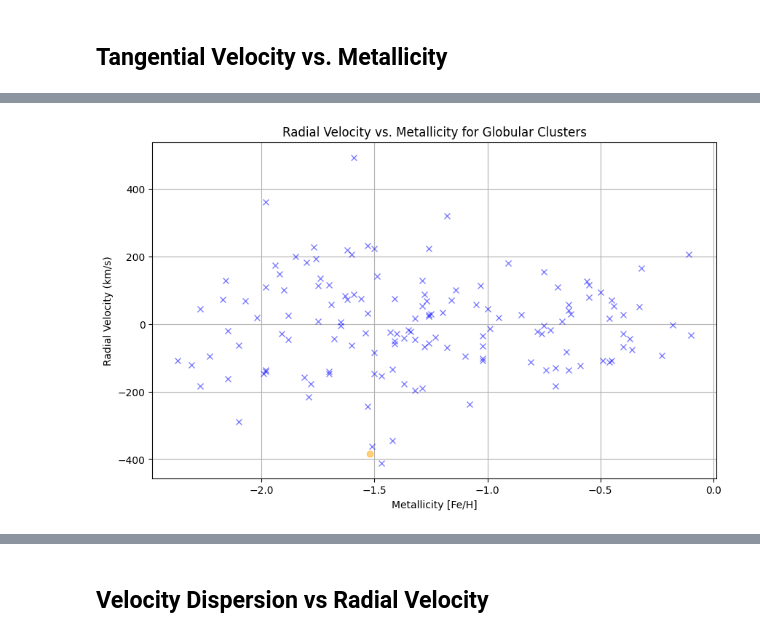
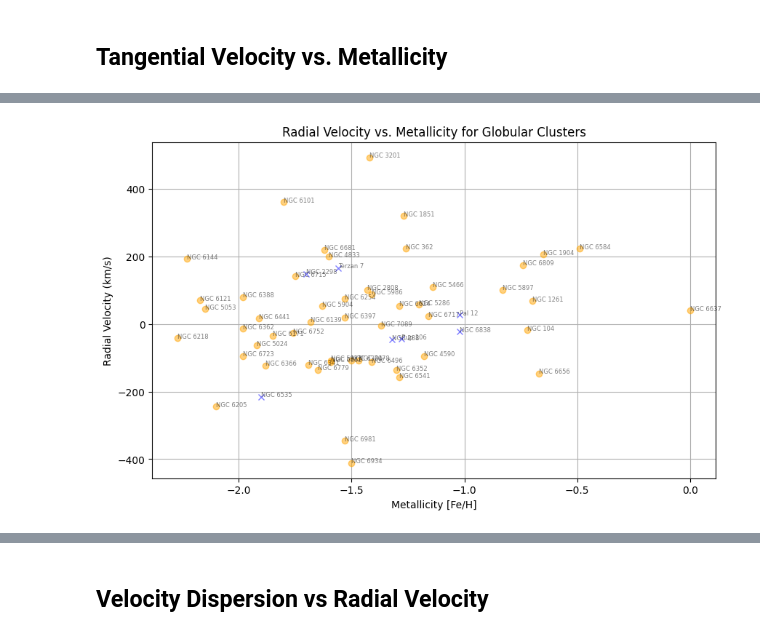
Before and after one commit to Shmu9/gc_accretion, a Jupyter notebook: dynamics.ipynb, the cells around one changed output, grey strips where cells are left out. Saved outputs shown, nothing was run; the diff lists cells and outputs as text; code cells hidden in the pictures.

```diff
--- a/dynamics.ipynb
+++ b/dynamics.ipynb
@@ -110,20 +140,18 @@ def calculate_orbital_properties(harris_p1, harris_p3):
     """
     # Merge the positional and velocity data based on cluster ID
     clusters_df = pd.merge(harris_p1, harris_p3, on='ID')
+    clusters_df = pd.merge(krause, clusters_df, on='ID')
 
     # Constants (assuming certain values for the Galaxy)
     G = 4.30091e-6  # Gravitational constant in kpc (km/s)^2 / Msun
     M_gal = 6e11    # Approximate mass of the Milky Way in solar masses
 
-    # Calculate galactocentric radius and velocities in spherical coordinates
-    # clusters_df['R_gc'] = np.sqrt(clusters_df['X']**2 + clusters_df['Y']**2 + clusters_df['Z']**2)
-    # clusters_df['v_r'] = clusters_df['v_r']  # Replace with tangential velocity calculation if available
-
-    # Calculate total energy (approximate)
-    clusters_df['E'] = -G * M_gal / clusters_df['R_gc'] + 0.5 * clusters_df['v_r']**2
+    # Calculate total energy assumed kinetic component (assumed kinetic component mostly in radial, which is bad)
+    clusters_df['E'] = -G * M_gal * clusters_df['Mstar'] / clusters_df['R_gc'] + 0.5 * clusters_df['v_r']**2
+    # clusters_df['E'] = -G * M_gal * clusters_df['Mstar'] / clusters_df['R_gc']
 
     # Calculate z-component of angular momentum
-    clusters_df['Lz'] = clusters_df['R_gc'] * clusters_df['v_r']  # Simplified formula for Lz, assuming unit (solar) mass
+    clusters_df['Lz'] = clusters_df['Mstar'] * clusters_df['R_gc'] * clusters_df['v_r'] # Simplified formula for Lz, assuming unit (solar) mass
 
     return clusters_df
 
@@ -137,6 +165,7 @@ def plot_radial_velocity_vs_metallicity(clusters_df):
     metallicities = clusters_df['[Fe/H]']
     v_r = clusters_df['v_r'].astype(float)
     classification = clusters_df['Classification']
+    ids = clusters_df['ID']
 
     plt.figure(figsize=(10, 6))
     # plt.scatter(metallicities, v_r, color='purple', alpha=0.7)
@@ -160,12 +189,64 @@ def plot_radial_velocity_vs_metallicity(clusters_df):
             label='in-situ',
             color='orange'
             )
+        plt.annotate(ids[i], (metallicities[i], v_r[i]), fontsize=6, alpha=0.5)
+
+
 
 
     plt.title("Radial Velocity vs. Metallicity for Globular Clusters")
     plt.xlabel("Metallicity [Fe/H]")
     plt.ylabel("Radial Velocity (km/s)")
     plt.grid(True)
+    plt.show()
+
+def plot_lz_E(clusters_df):
+    """
+    Plot radial velocity vs. metallicity for globular clusters.
+
+    Args:
+    - clusters_df: DataFrame with cluster information including metallicities and tangential velocities.
+    """
+    Lz = clusters_df['Lz']
+    E = clusters_df['E']
+    classification = clusters_df['Classification']
+    ids = clusters_df['ID']
+
+    plt.figure(figsize=(10, 6))
+    # plt.scatter(metallicities, v_r, color='purple', alpha=0.7)
+
+    for i in range(len(E)):
+        if classification[i] == 'in-situ':
+            plt.plot(
+            E[i],
+            Lz[i],
+            'x',
+            alpha=0.5,
+            label='in-situ',
+            color='blue',
+            markersize=20
+            )
+        else:
+            plt.plot(
+            E[i],
+            Lz[i],
+            'o',
+            alpha=0.5,
+            label='in-situ',
+            color='orange'
+            )
+        plt.annotate(ids[i], (E[i], Lz[i]), fontsize=6, alpha=0.5)
+
+
+
+
+    plt.title("Energy vs. Angular Momentum")
+    plt.xlabel("Lz")
+    plt.ylabel("E")
+    plt.grid(True)
+
+    plt.xlim(-1e7, 1e4)
+
     plt.show()
 
 def classify_clusters_by_ELz(clusters_df):
@@ -180,14 +261,17 @@ def classify_clusters_by_ELz(clusters_df):
     """
     # Define E-Lz boundaries based on the https://arxiv.org/pdf/2309.15902 methodology
     def is_in_situ(E, Lz):
-        if Lz < -0.58:
+        E = E/(10**5)
+        Lz = -Lz/(10**5)
+        print(E, Lz)
+        if Lz < (-0.58):
             return E < -1.3
         elif -0.58 <= Lz <= 0.58:
             return E < (-1.4 + 0.3 * Lz**2)
         else:
             return E < (-1.325 + 0.075 * Lz**2)
 
-    clusters_df['Classification'] = clusters_df.apply(lambda row: 'in-situ' if is_in_situ(row['E'], row['Lz']) else 'accreted', axis=1)
+    clusters_df['Classification'] = clusters_df.apply(lambda row: 'in-situ' if not is_in_situ(row['E'], row['Lz']) else 'accreted', axis=1)
 
     return clusters_df
 
@@ -197,9 +281,12 @@ clusters_df = calculate_orbital_properties(harris_p1, harris_p3)
 # join with metallicities
 harris_p2['[Fe/H]'] = pd.to_numeric(harris_p2['[Fe/H]'], errors='coerce')
 clusters_df['[Fe/H]'] = harris_p2['[Fe/H]']
+
+classify_clusters_by_ELz(clusters_df)
 print(clusters_df.columns)
 
-classify_clusters_by_ELz(clusters_df)
+plot_radial_velocity_vs_metallicity(clusters_df)
+plot_lz_E(clusters_df)
 
-plot_radial_velocity_vs_metallicity(clusters_df)
+clusters_df.head()
 # %% [output]
@@ -209,2 +309,2 @@ Index(['ID', 'Name', 'RA', 'DEC', 'L', 'B', 'R_Sun', 'R_gc', 'X', 'Y', 'Z',
       dtype='object')
-[figure, old version]
+[figure, new version]
```
Also changed, not shown: parts of 3 cells of this notebook.
